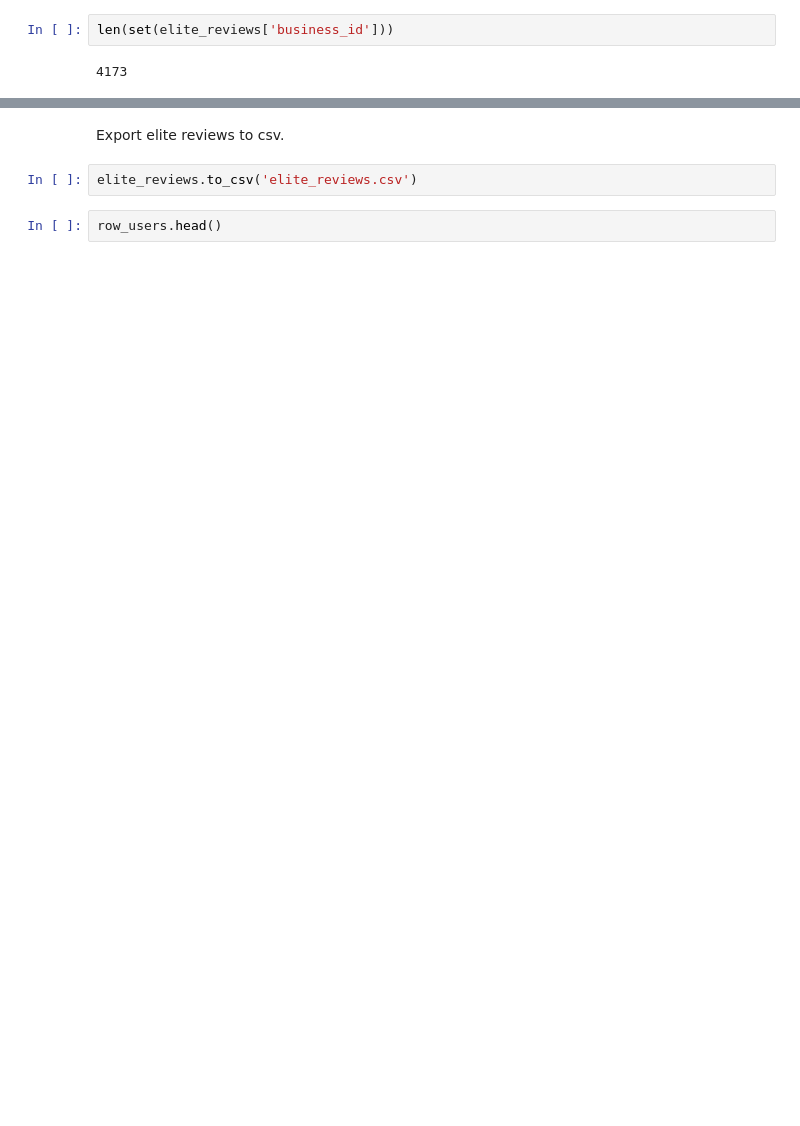
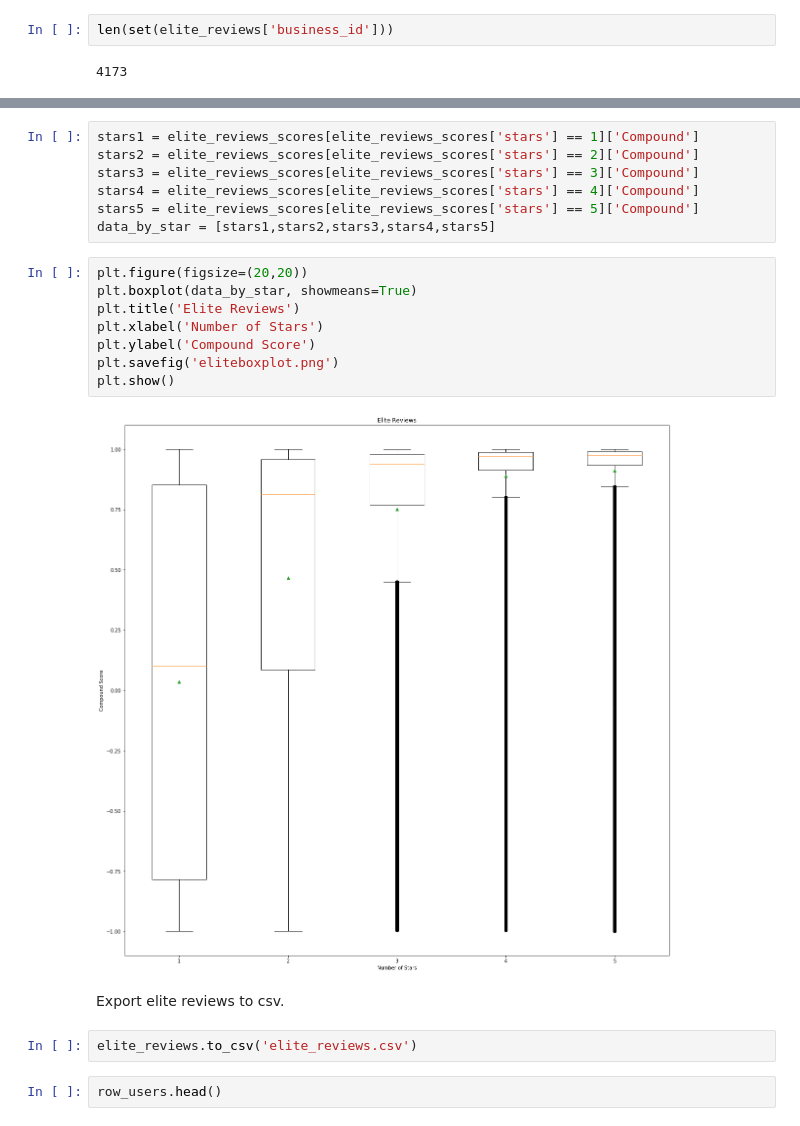
Before and after one commit to johngiglio/Yelp-Sentiment-Analysis, a Jupyter notebook: reviews exploration and cleaning.ipynb, the cells around one changed output, grey strips where cells are left out. Cells and saved outputs as stored; diff of their text form; blank space fills up the shorter version.

```diff
--- a/reviews exploration and cleaning.ipynb
+++ b/reviews exploration and cleaning.ipynb
@@ -147,3 +196,20 @@ len(set(elite_reviews['business_id']))
+# %%
+stars1 = elite_reviews_scores[elite_reviews_scores['stars'] == 1]['Compound']
+stars2 = elite_reviews_scores[elite_reviews_scores['stars'] == 2]['Compound']
+stars3 = elite_reviews_scores[elite_reviews_scores['stars'] == 3]['Compound']
+stars4 = elite_reviews_scores[elite_reviews_scores['stars'] == 4]['Compound']
+stars5 = elite_reviews_scores[elite_reviews_scores['stars'] == 5]['Compound']
+data_by_star = [stars1,stars2,stars3,stars4,stars5]
+# %%
+plt.figure(figsize=(20,20))
+plt.boxplot(data_by_star, showmeans=True)
+plt.title('Elite Reviews')
+plt.xlabel('Number of Stars')
+plt.ylabel('Compound Score')
+plt.savefig('eliteboxplot.png')
+plt.show()
+# %% [output]
+[figure, added]
 # %% [markdown]
 Export elite reviews to csv.
 # %%
```
Also changed, not shown: parts of 50 cells of this notebook, 1 other file.
